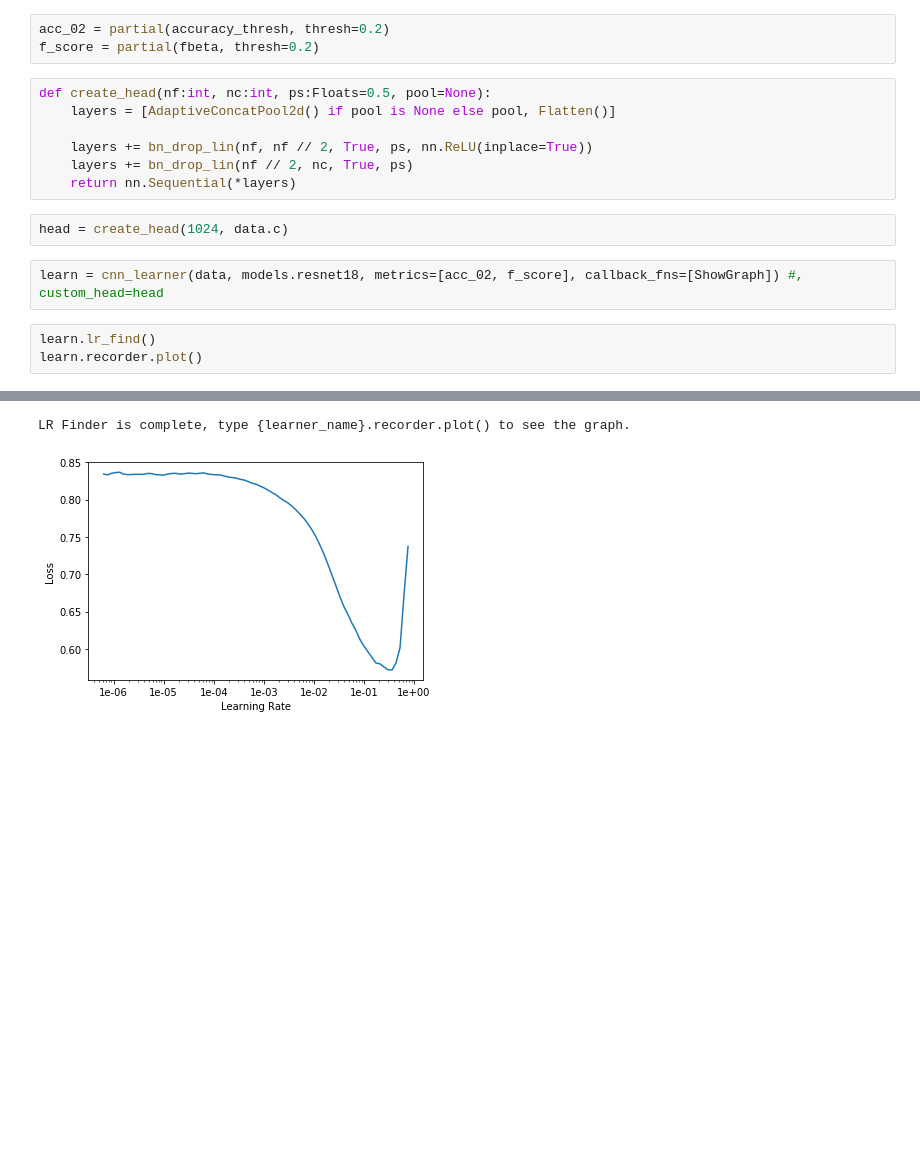
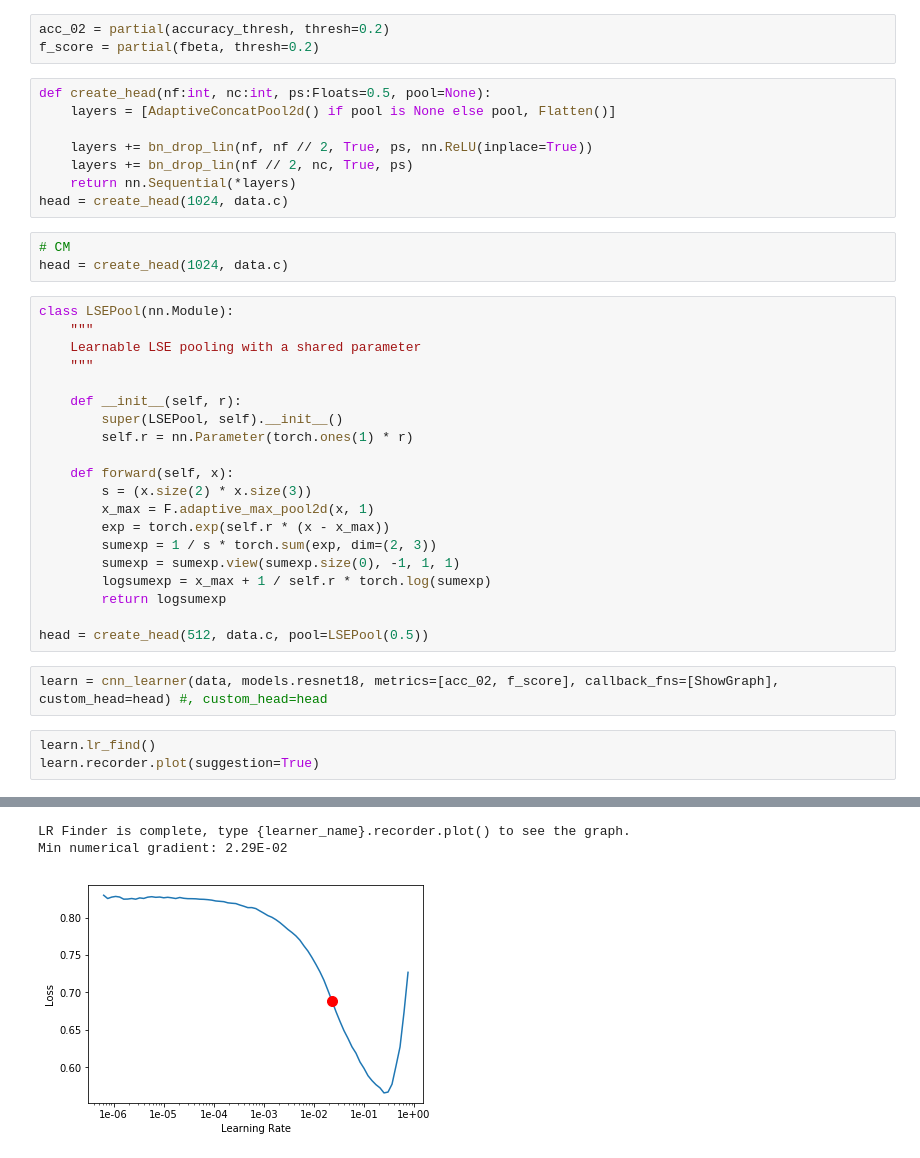
Before and after one commit to ChristianMarzahl/FastAiWorkshop, a Jupyter notebook: Classification/CustomHead.ipynb, the cells around one changed output, grey strips where cells are left out. Drawn from its saved outputs; the diff is of its cells as text; blank space fills up the shorter version.

Commit message:
added callback example

```diff
--- a/Classification/CustomHead.ipynb
+++ b/Classification/CustomHead.ipynb
@@ -49,17 +49,40 @@ def create_head(nf:int, nc:int, ps:Floats=0.5, pool=None):
     layers += bn_drop_lin(nf, nf // 2, True, ps, nn.ReLU(inplace=True))
     layers += bn_drop_lin(nf // 2, nc, True, ps)
     return nn.Sequential(*layers)
+head = create_head(1024, data.c)
 # %%
+# CM
 head = create_head(1024, data.c)
+# %%
+class LSEPool(nn.Module):
+    """
+    Learnable LSE pooling with a shared parameter
+    """
+
+    def __init__(self, r):
+        super(LSEPool, self).__init__()
+        self.r = nn.Parameter(torch.ones(1) * r)
+
+    def forward(self, x):
+        s = (x.size(2) * x.size(3))
+        x_max = F.adaptive_max_pool2d(x, 1)
+        exp = torch.exp(self.r * (x - x_max))
+        sumexp = 1 / s * torch.sum(exp, dim=(2, 3))
+        sumexp = sumexp.view(sumexp.size(0), -1, 1, 1)
+        logsumexp = x_max + 1 / self.r * torch.log(sumexp)
+        return logsumexp
+
+head = create_head(512, data.c, pool=LSEPool(0.5))
 # %%
-learn = cnn_learner(data, models.resnet18, metrics=[acc_02, f_score], callback_fns=[ShowGraph]) #, custom_head=head
+learn = cnn_learner(data, models.resnet18, metrics=[acc_02, f_score], callback_fns=[ShowGraph], custom_head=head) #, custom_head=head
 # %%
 learn.lr_find()
-learn.recorder.plot()
+learn.recorder.plot(suggestion=True)
 # %% [output]
 [interactive output not drawn]
 LR Finder is complete, type {learner_name}.recorder.plot() to see the graph.
+Min numerical gradient: 2.29E-02
-[figure, old version]
+[figure, new version]
 # %%
 learn.fit_one_cycle(10,1e-2)
 # %% [output]
```
Also changed, not shown: parts of 5 cells of this notebook, 3 other files.
